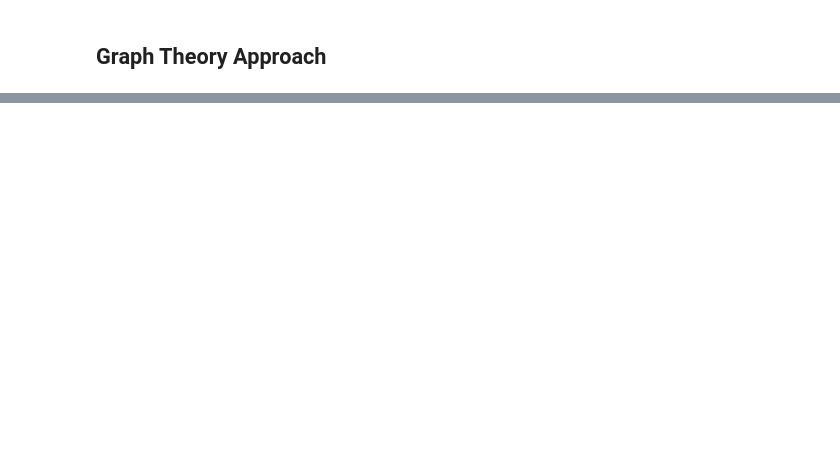
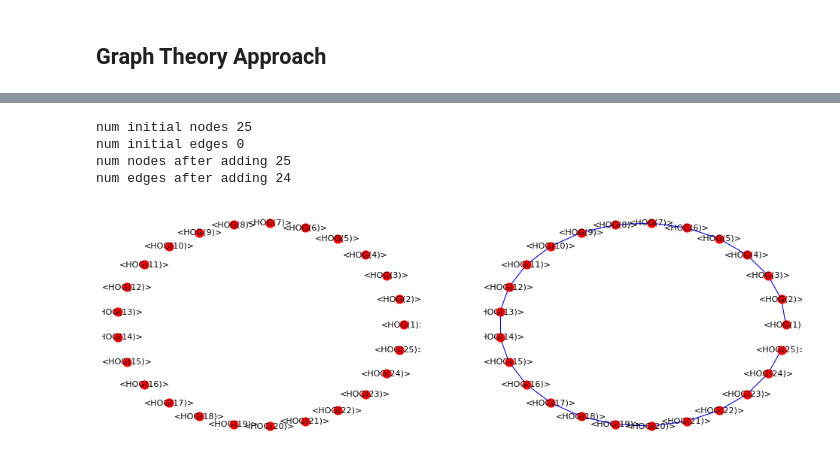
Before and after one commit to kjgilbert/SyntenyBasedOrthology, a Jupyter notebook: My_SyntOrtho_Code/GraphTheory_SyntenyReconstruction.ipynb, the cells around one changed output, grey strips where cells are left out. Saved outputs shown, nothing was run; the diff lists cells and outputs as text; code cells hidden in the pictures; blank space fills up the shorter version.

```diff
--- a/My_SyntOrtho_Code/GraphTheory_SyntenyReconstruction.ipynb
+++ b/My_SyntOrtho_Code/GraphTheory_SyntenyReconstruction.ipynb
@@ -1268,0 +454,47 @@ def compare_synteny_graphs(tree_node):
+# %%
+# GO TO THE TOPMOST NODE, MANUALLY
+# must be an easier way to see the descendant nodes?
+
+fig=plt.figure(figsize=(15, 5), dpi= 80, facecolor='w', edgecolor='k')
+
+## MANUALLY ?? do the internal nodes for now
+
+tree_node = ham_analysis_no_name.get_ancestral_genome_by_name("SE001_aa/SE002_aa/SE003_aa")
+desc1 = "SE001_aa"
+desc2 = "SE002_aa/SE003_aa"
+
+plt.subplot(121)
+nx.draw(tree_node.taxon.graph[0], with_labels=True, font_weight='normal', font_size=10, node_size=100,
+        pos=nx.circular_layout(tree_node.taxon.graph[0]), node_color='r', edge_color='b')
+
+# must be an easier way to see the descendant nodes?
+
+descendant1 = ham_analysis_no_name.get_extant_genome_by_name(desc1)
+descendant2 = ham_analysis_no_name.get_ancestral_genome_by_name(desc2)
+
+##print("desc1", descendant1.taxon.graph[0].edges)
+##print("desc1", descendant1.taxon.graph[1].edges)
+##print("desc2", descendant2.taxon.graph[0].edges)
+##print("desc2", descendant2.taxon.graph[1].edges)
+
+print("num initial nodes", tree_node.taxon.graph[0].number_of_nodes())
+print("num initial edges", tree_node.taxon.graph[0].number_of_edges())
+
+# add edges from descendant1
+tree_node.taxon.graph[0].add_edges_from(descendant1.taxon.graph[1].edges)
+# add edges from descendant2
+tree_node.taxon.graph[0].add_edges_from(descendant2.taxon.graph[1].edges)
+
+print("num nodes after adding", tree_node.taxon.graph[0].number_of_nodes())
+print("num edges after adding", tree_node.taxon.graph[0].number_of_edges())
+##print(tree_node.taxon.graph[0].edges)
+
+plt.subplot(122)
+nx.draw(tree_node.taxon.graph[0], with_labels=True, font_weight='normal', font_size=10, node_size=100,
+        pos=nx.circular_layout(tree_node.taxon.graph[0]), node_color='r', edge_color='b')
+# %% [output]
+num initial nodes 25
+num initial edges 0
+num nodes after adding 25
+num edges after adding 24
+[figure, added]
```
Also changed, not shown: parts of 28 cells of this notebook.
